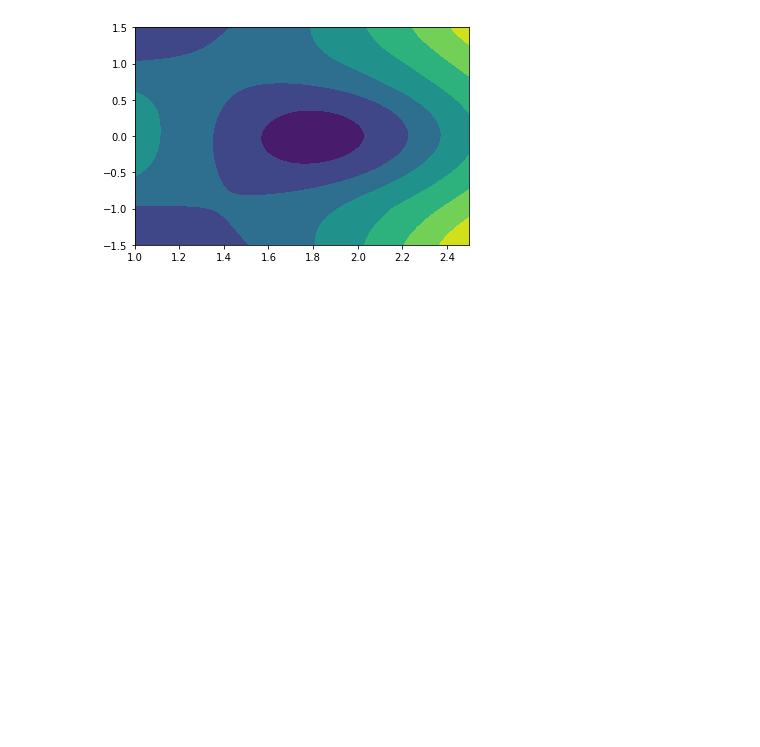
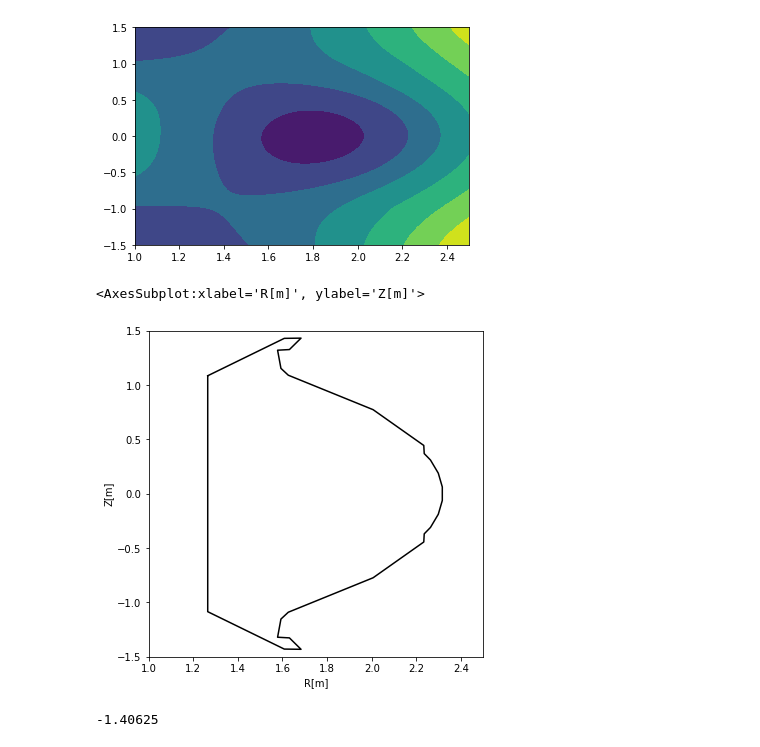
Before and after one commit to ZINZINBIN/Tokamak-Plasma-Operation-Control-based-on-RL, a Jupyter notebook: src/GSsolver/eqdsk.ipynb, the cells around one changed output. Cells and saved outputs as stored; diff of their text form; code cells hidden in the pictures; blank space fills up the shorter version.

```diff
--- a/src/GSsolver/eqdsk.ipynb
+++ b/src/GSsolver/eqdsk.ipynb
@@ -1512,3 +1512,56 @@ np.savez("./toy_dataset/g028911_004060.npz",
         PCPF7U = 2316.8,
         PFPF7L = 0
          )
+# %%
+import numpy as np
+import matplotlib.pyplot as plt
+
+
+limiter_shape = np.array([
+    [ 1.265,  1.085],
+    [ 1.608,  1.429],
+    [ 1.683,  1.431],
+    [ 1.631,  1.326],
+    [ 1.578,  1.32 ],
+    [ 1.593,  1.153],
+    [ 1.626,  1.09 ],
+    [ 2.006,  0.773],
+    [ 2.233,  0.444],
+    [ 2.235,  0.369],
+    [ 2.263,  0.31 ],
+    [ 2.298,  0.189],
+    [ 2.316,  0.062],
+    [ 2.316, -0.062],
+    [ 2.298, -0.189],
+    [ 2.263, -0.31 ],
+    [ 2.235, -0.369],
+    [ 2.233, -0.444],
+    [ 2.006, -0.773],
+    [ 1.626, -1.09 ],
+    [ 1.593, -1.153],
+    [ 1.578, -1.32 ],
+    [ 1.631, -1.326],
+    [ 1.683, -1.431],
+    [ 1.608, -1.429],
+    [ 1.265, -1.085],
+    [ 1.265,  1.085]
+])
+
+fig, ax = plt.subplots(1,1,figsize = (6,6))
+
+def draw_KSTAR_limiter(ax):
+    ax.plot(limiter_shape[:,0], limiter_shape[:,1], 'black')
+    ax.set_xlim([1.0, 2.5])
+    ax.set_ylim([-1.5, 1.5])
+    ax.set_xlabel('R[m]')
+    ax.set_ylabel('Z[m]')
+    return ax
+
+draw_KSTAR_limiter(ax)
+# %% [output]
+<AxesSubplot:xlabel='R[m]', ylabel='Z[m]'>
+[figure, added]
+# %%
+ZZ[2,0]
+# %% [output]
+-1.40625
```
Also changed, not shown: parts of 4 cells of this notebook, 12 other files.
